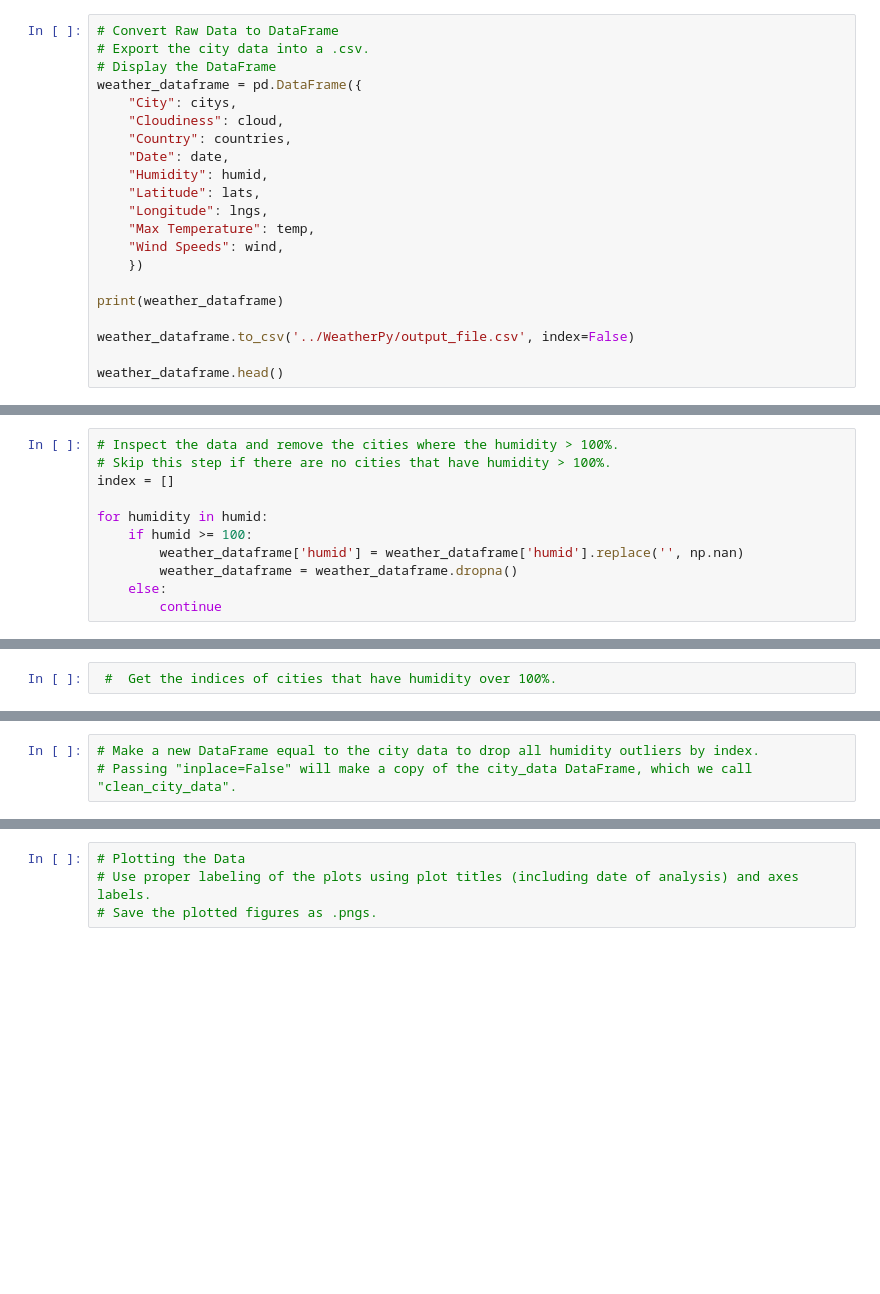
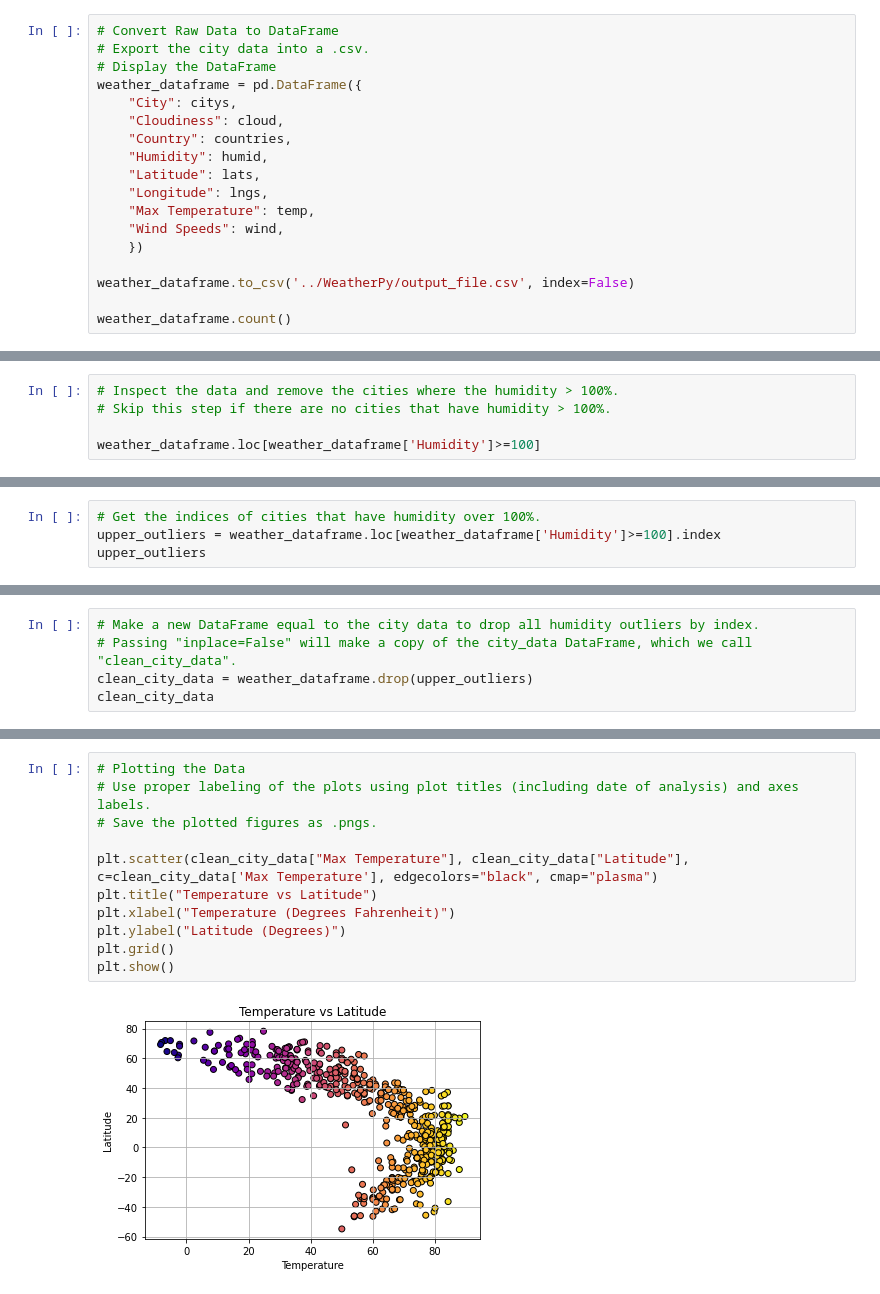
Before and after one commit to natlass/WeatherAndVacations, a Jupyter notebook: WeatherPy/WeatherPy.ipynb, the cells around one changed output, grey strips where cells are left out. Cells and saved outputs as stored; diff of their text form; blank space fills up the shorter version.

Commit message:
added in scatter plots

```diff
--- a/WeatherPy/WeatherPy.ipynb
+++ b/WeatherPy/WeatherPy.ipynb
@@ -107,7 +110,6 @@ weather_dataframe = pd.DataFrame({
     "City": citys,
     "Cloudiness": cloud,
     "Country": countries,
-    "Date": date,
     "Humidity": humid,
     "Latitude": lats,
     "Longitude": lngs,
@@ -115,9 +117,7 @@ weather_dataframe = pd.DataFrame({
     "Wind Speeds": wind,
     })
 
-print(weather_dataframe)
-
 weather_dataframe.to_csv('../WeatherPy/output_file.csv', index=False)
 
-weather_dataframe.head()
+weather_dataframe.count()
 # %% [output]
@@ -128,12 +133,6 @@ Index: []
 # %%
 # Inspect the data and remove the cities where the humidity > 100%.
 # Skip this step if there are no cities that have humidity > 100%.
-index = []
 
-for humidity in humid:
-    if humid >= 100:
-        weather_dataframe['humid'] = weather_dataframe['humid'].replace('', np.nan)
-        weather_dataframe = weather_dataframe.dropna()
-    else:
-        continue
+weather_dataframe.loc[weather_dataframe['Humidity']>=100]
 # %% [output]
@@ -141,2 +155,4 @@ for humidity in humid:
 # %%
- #  Get the indices of cities that have humidity over 100%.
+# Get the indices of cities that have humidity over 100%.
+upper_outliers = weather_dataframe.loc[weather_dataframe['Humidity']>=100].index
+upper_outliers
@@ -143,3 +163,5 @@ for humidity in humid:
 # %%
 # Make a new DataFrame equal to the city data to drop all humidity outliers by index.
 # Passing "inplace=False" will make a copy of the city_data DataFrame, which we call "clean_city_data".
+clean_city_data = weather_dataframe.drop(upper_outliers)
+clean_city_data
@@ -146,4 +182,13 @@ for humidity in humid:
 # %%
 # Plotting the Data
 # Use proper labeling of the plots using plot titles (including date of analysis) and axes labels.
 # Save the plotted figures as .pngs.
+
+plt.scatter(clean_city_data["Max Temperature"], clean_city_data["Latitude"], c=clean_city_data['Max Temperature'], edgecolors="black", cmap="plasma")
+plt.title("Temperature vs Latitude")
+plt.xlabel("Temperature (Degrees Fahrenheit)")
+plt.ylabel("Latitude (Degrees)")
+plt.grid()
+plt.show()
+# %% [output]
+[figure, added]
```
Also changed, not shown: parts of 24 cells of this notebook, 2 other files.
